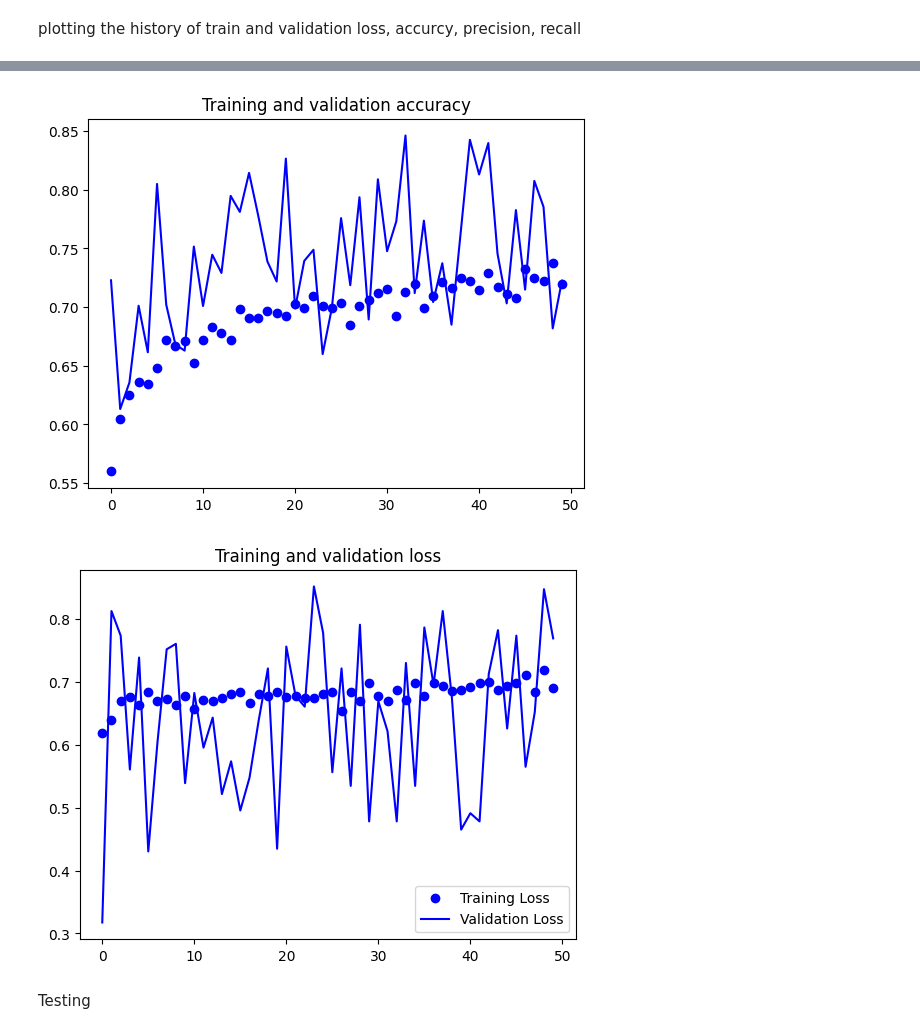
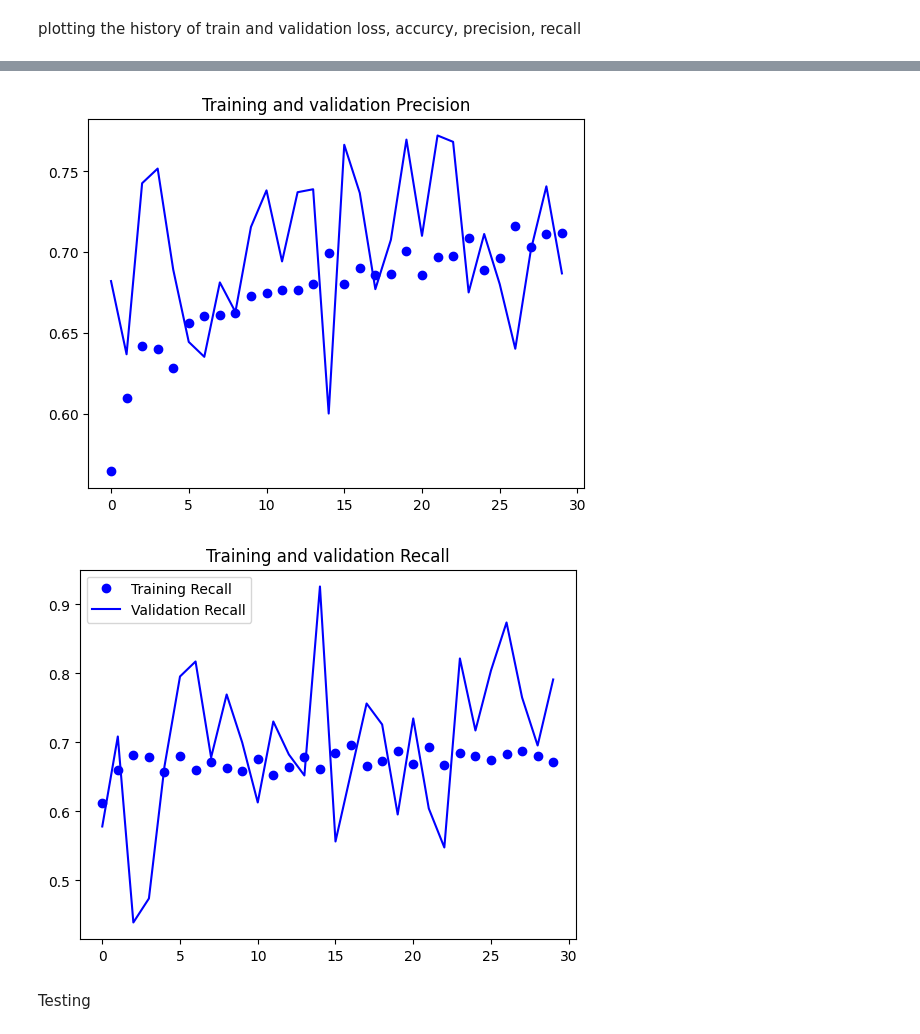
Before and after one commit to slunara/car_damage_detector, a Jupyter notebook: models/EfficientNetV2S_car_damage_classifier.ipynb, the cells around one changed output, grey strips where cells are left out. Saved outputs shown, nothing was run; the diff lists cells and outputs as text; code cells hidden in the pictures.

```diff
--- a/models/EfficientNetV2S_car_damage_classifier.ipynb
+++ b/models/EfficientNetV2S_car_damage_classifier.ipynb
@@ -111,7 +110,7 @@ model.compile(loss="binary_crossentropy",
 # Train the model
 history = model.fit(
     train_generator,
-    epochs=50,
+    epochs=30,
     validation_data=validation_generator,
     verbose=2)
 # %% [output]
@@ -169,26 +168,26 @@ plt.show()
 # %%
 import matplotlib.pyplot as plt
 acc = history.history['Precision']
 val_acc = history.history['val_Precision']
 loss = history.history['Recall']
 val_loss = history.history['val_Recall']
 
 epochs = range(len(acc))
 
-plt.plot(epochs, acc, 'bo', label='Training accuracy')
-plt.plot(epochs, val_acc, 'b', label='Validation accuracy')
-plt.title('Training and validation accuracy')
+plt.plot(epochs, acc, 'bo', label='Training Precision')
+plt.plot(epochs, val_acc, 'b', label='Validation Precision')
+plt.title('Training and validation Precision')
 
 plt.figure()
 
-plt.plot(epochs, loss, 'bo', label='Training Loss')
-plt.plot(epochs, val_loss, 'b', label='Validation Loss')
-plt.title('Training and validation loss')
+plt.plot(epochs, loss, 'bo', label='Training Recall')
+plt.plot(epochs, val_loss, 'b', label='Validation Recall')
+plt.title('Training and validation Recall')
 plt.legend()
 
 plt.show()
 # %% [output]
-[figure, old version]
+[figure, new version]
-[figure, old version]
+[figure, new version]
 # %% [markdown]
 Testing
```
Also changed, not shown: parts of 18 cells of this notebook.
